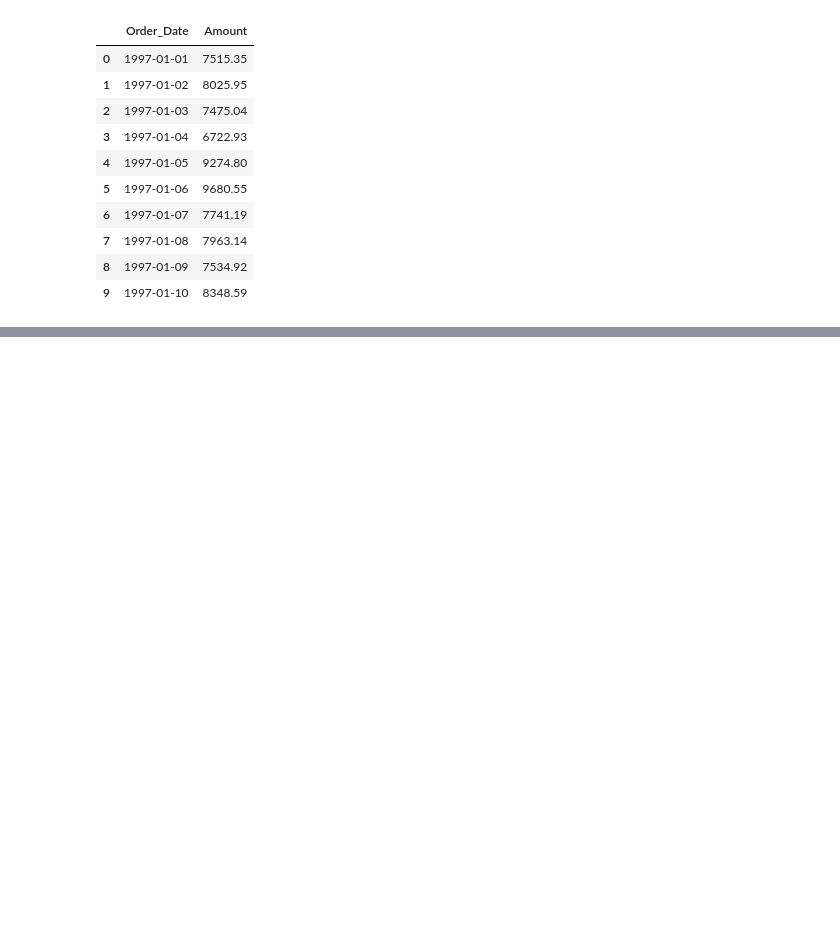
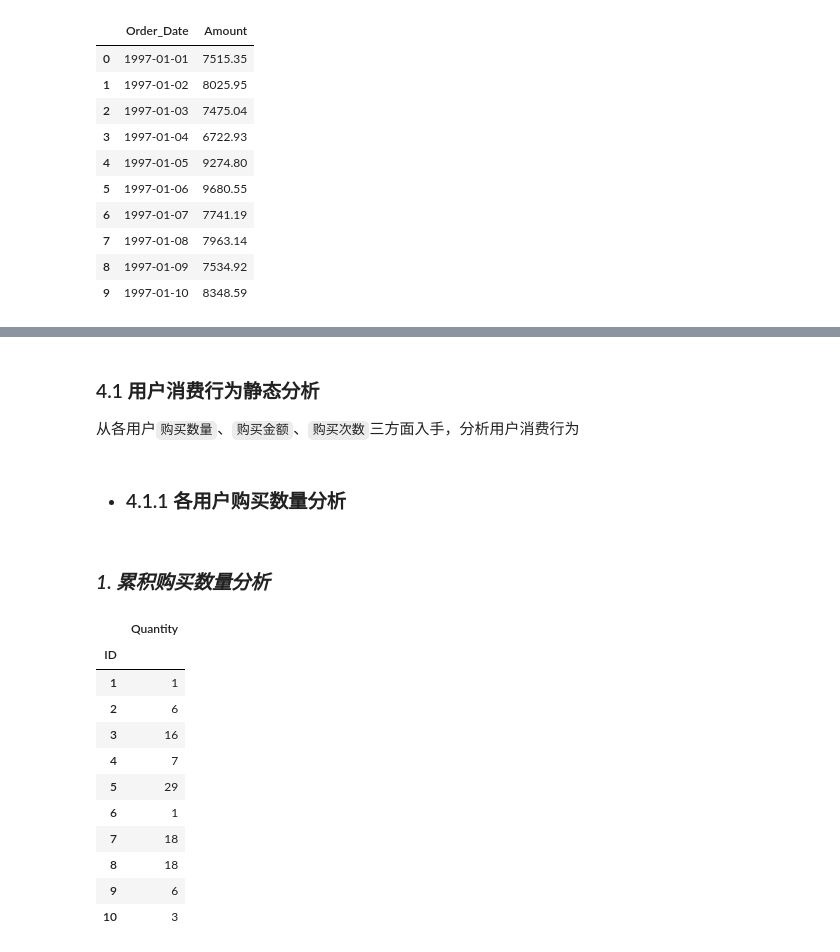
Before and after one commit to Jiachengciel/Data_Analysis, a Jupyter notebook: Task8_Analysis/CDNow_Analysis.ipynb, the cells around one changed output, grey strips where cells are left out. Drawn from its saved outputs; the diff is of its cells as text; code cells hidden in the pictures; blank space fills up the shorter version.

```diff
--- a/Task8_Analysis/CDNow_Analysis.ipynb
+++ b/Task8_Analysis/CDNow_Analysis.ipynb
@@ -241,0 +309,26 @@ plt.show()
+# %% [markdown]
+### 4.1 用户消费行为静态分析
+
+从各用户`购买数量`、`购买金额`、`购买次数`三方面入手，分析用户消费行为
+# %% [markdown]
+* ### 4.1.1 各用户购买数量分析
+# %% [markdown]
+ ### _1. 累积购买数量分析_
+# %%
+# 整合用户消费信息
+df_customer_quantity = pd.DataFrame(newData.groupby(['ID'])['Quantity'].sum())
+df_customer_quantity.reset_index()
+df_customer_quantity[:10]
+# %% [output]
+|  | Quantity |
+| ID |  |
+| 1 | 1 |
+| 2 | 6 |
+| 3 | 16 |
+| 4 | 7 |
+| 5 | 29 |
+| 6 | 1 |
+| 7 | 18 |
+| 8 | 18 |
+| 9 | 6 |
+| 10 | 3 |
```
Also changed, not shown: parts of 53 cells of this notebook.
